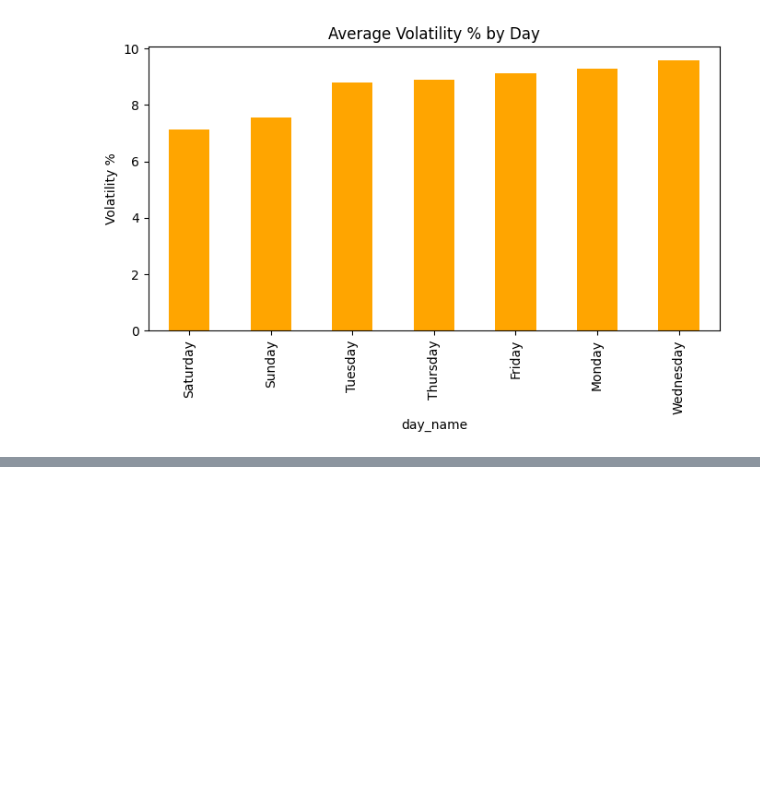
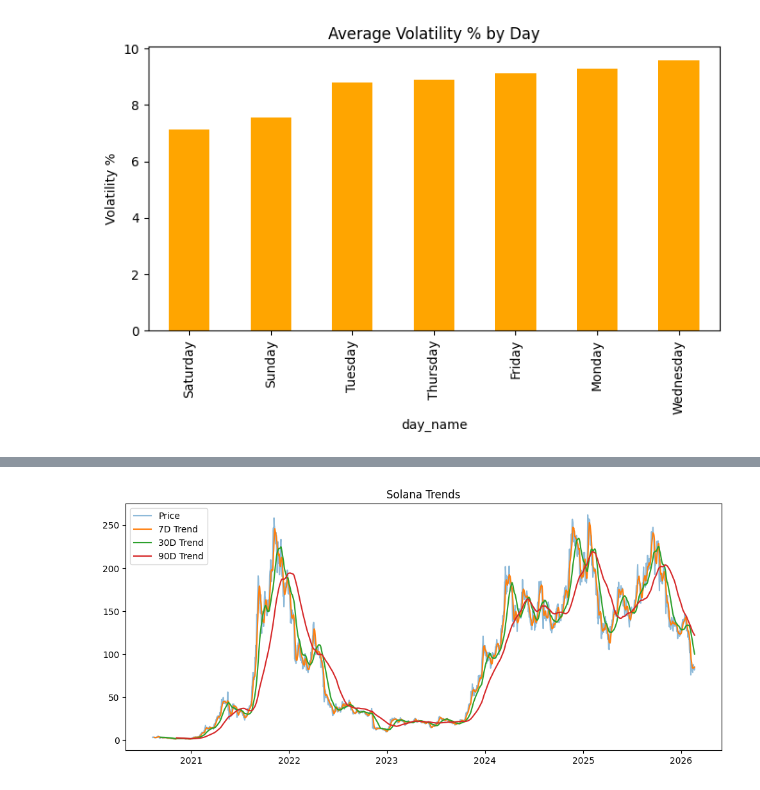
Before and after one commit to DakshC17/Solana_Price_Analysis, a Jupyter notebook: notebooks/solana_analysis.ipynb, the cells around one changed output, grey strips where cells are left out. Cells and saved outputs as stored; diff of their text form; code cells hidden in the pictures; blank space fills up the shorter version.

```diff
--- a/notebooks/solana_analysis.ipynb
+++ b/notebooks/solana_analysis.ipynb
@@ -194,0 +239,22 @@ plt.show()
+# %%
+df["ma_7"] = df["Close"].rolling(window=7).mean()
+# %%
+df["ma_30"] = df["Close"].rolling(window=30).mean()
+# %%
+df["ma_90"] = df["Close"].rolling(window=90).mean()
+# %%
+import matplotlib.pyplot as plt
+
+plt.figure(figsize=(12,5))
+plt.plot(df['Close'], label='Price', alpha=0.5)
+plt.plot(df['ma_7'], label='7D Trend')
+plt.plot(df['ma_30'], label='30D Trend')
+plt.plot(df['ma_90'], label='90D Trend')
+
+#Plotting has been done for the trend according to the days
+
+plt.legend()
+plt.title("Solana Trends")
+plt.show()
+# %% [output]
+[figure, added]
```
Also changed, not shown: parts of 8 cells of this notebook.
